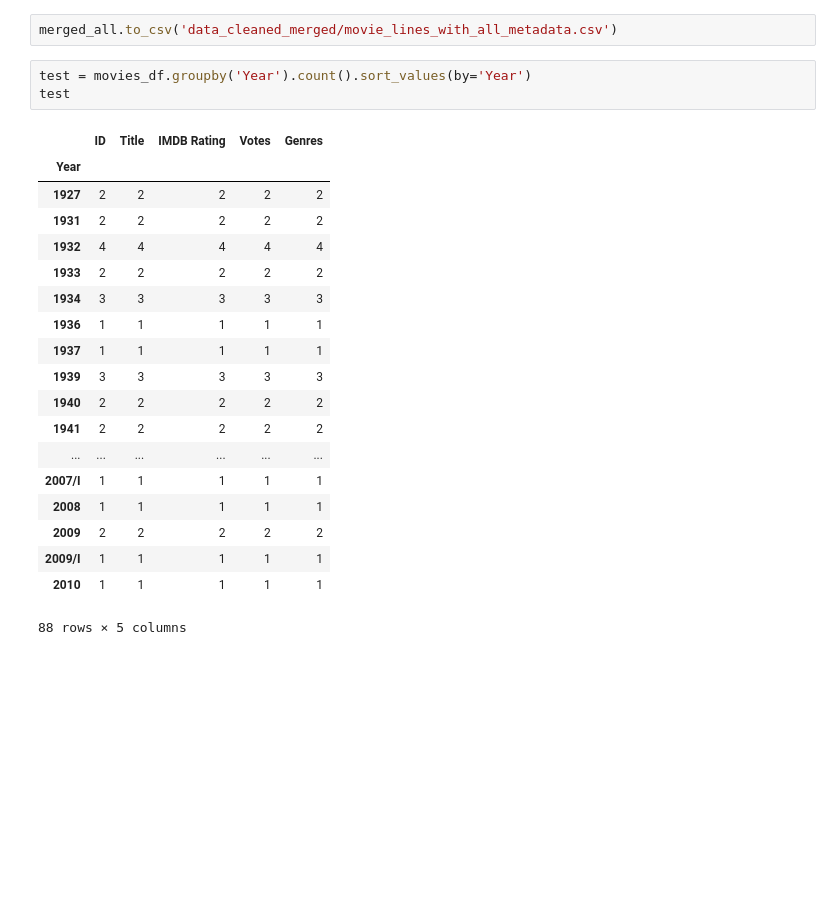
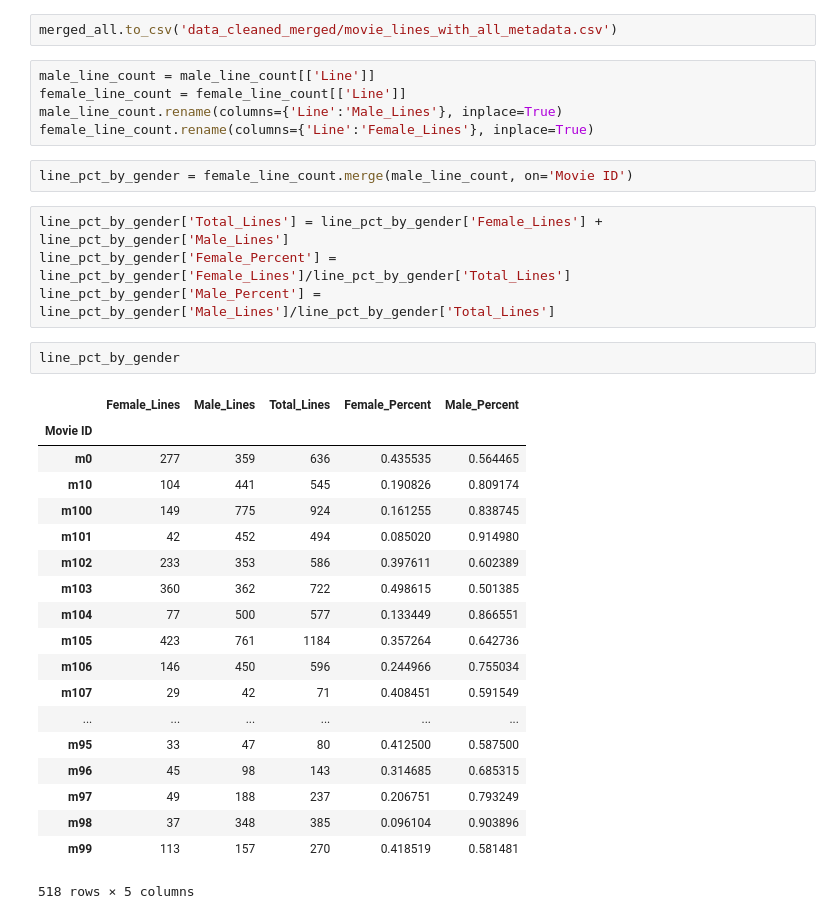
Before and after one commit to 6859-sp21/final-project-movisualization, a Jupyter notebook: explore_data.ipynb, the cells around one changed output. Drawn from its saved outputs; the diff is of its cells as text; blank space fills up the shorter version.

Commit message:
added gender line percentages (by movie)

```diff
--- a/explore_data.ipynb
+++ b/explore_data.ipynb
@@ -150,26 +150,36 @@ merged.groupby('Gender').mean()
 merged_all = movies_df.merge(merged, on=['Title'], how='inner')
 # %%
 merged_all.to_csv('data_cleaned_merged/movie_lines_with_all_metadata.csv')
-# %%
-test = movies_df.groupby('Year').count().sort_values(by='Year')
-test
-# %% [output]
-|  | ID | Title | IMDB Rating | Votes | Genres |
-| Year |  |  |  |  |  |
-| 1927 | 2 | 2 | 2 | 2 | 2 |
-| 1931 | 2 | 2 | 2 | 2 | 2 |
-| 1932 | 4 | 4 | 4 | 4 | 4 |
-| 1933 | 2 | 2 | 2 | 2 | 2 |
-| 1934 | 3 | 3 | 3 | 3 | 3 |
-| 1936 | 1 | 1 | 1 | 1 | 1 |
-| 1937 | 1 | 1 | 1 | 1 | 1 |
-| 1939 | 3 | 3 | 3 | 3 | 3 |
-| 1940 | 2 | 2 | 2 | 2 | 2 |
-| 1941 | 2 | 2 | 2 | 2 | 2 |
-| ... | ... | ... | ... | ... | ... |
-| 2007/I | 1 | 1 | 1 | 1 | 1 |
-| 2008 | 1 | 1 | 1 | 1 | 1 |
-| 2009 | 2 | 2 | 2 | 2 | 2 |
-| 2009/I | 1 | 1 | 1 | 1 | 1 |
-| 2010 | 1 | 1 | 1 | 1 | 1 |
-88 rows × 5 columns
+# %%
+male_line_count = male_line_count[['Line']]
+female_line_count = female_line_count[['Line']]
+male_line_count.rename(columns={'Line':'Male_Lines'}, inplace=True)
+female_line_count.rename(columns={'Line':'Female_Lines'}, inplace=True)
+# %%
+line_pct_by_gender = female_line_count.merge(male_line_count, on='Movie ID')
+# %%
+line_pct_by_gender['Total_Lines'] = line_pct_by_gender['Female_Lines'] + line_pct_by_gender['Male_Lines']
+line_pct_by_gender['Female_Percent'] = line_pct_by_gender['Female_Lines']/line_pct_by_gender['Total_Lines']
+line_pct_by_gender['Male_Percent'] = line_pct_by_gender['Male_Lines']/line_pct_by_gender['Total_Lines']
+# %%
+line_pct_by_gender
+# %% [output]
+|  | Female_Lines | Male_Lines | Total_Lines | Female_Percent | Male_Percent |
+| Movie ID |  |  |  |  |  |
+| m0 | 277 | 359 | 636 | 0.435535 | 0.564465 |
+| m10 | 104 | 441 | 545 | 0.190826 | 0.809174 |
+| m100 | 149 | 775 | 924 | 0.161255 | 0.838745 |
+| m101 | 42 | 452 | 494 | 0.085020 | 0.914980 |
+| m102 | 233 | 353 | 586 | 0.397611 | 0.602389 |
+| m103 | 360 | 362 | 722 | 0.498615 | 0.501385 |
+| m104 | 77 | 500 | 577 | 0.133449 | 0.866551 |
+| m105 | 423 | 761 | 1184 | 0.357264 | 0.642736 |
+| m106 | 146 | 450 | 596 | 0.244966 | 0.755034 |
+| m107 | 29 | 42 | 71 | 0.408451 | 0.591549 |
+| ... | ... | ... | ... | ... | ... |
+| m95 | 33 | 47 | 80 | 0.412500 | 0.587500 |
+| m96 | 45 | 98 | 143 | 0.314685 | 0.685315 |
+| m97 | 49 | 188 | 237 | 0.206751 | 0.793249 |
+| m98 | 37 | 348 | 385 | 0.096104 | 0.903896 |
+| m99 | 113 | 157 | 270 | 0.418519 | 0.581481 |
+518 rows × 5 columns
```
Also changed, not shown: 1 other file.
